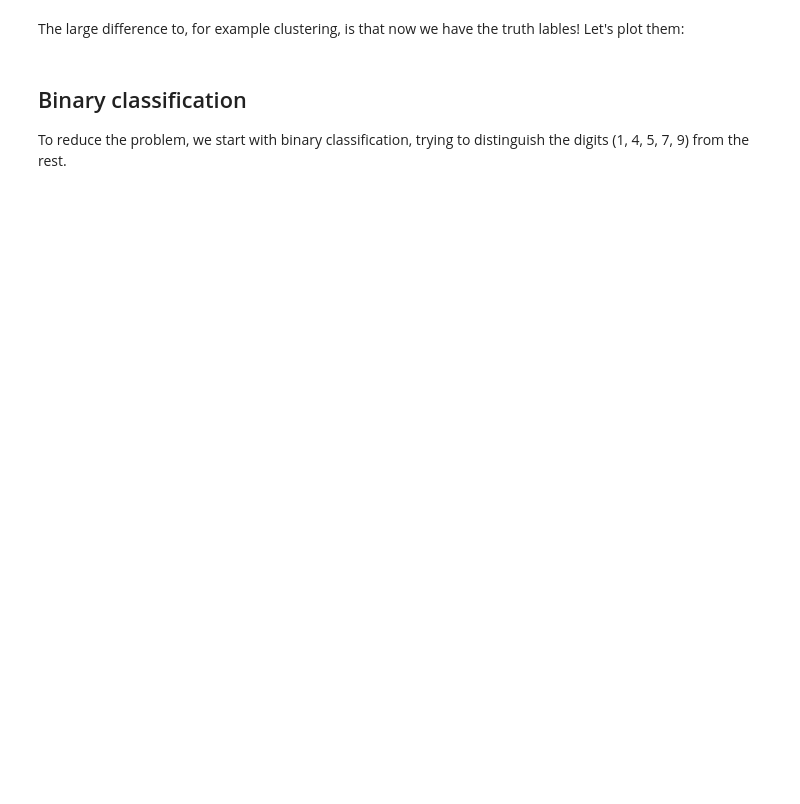
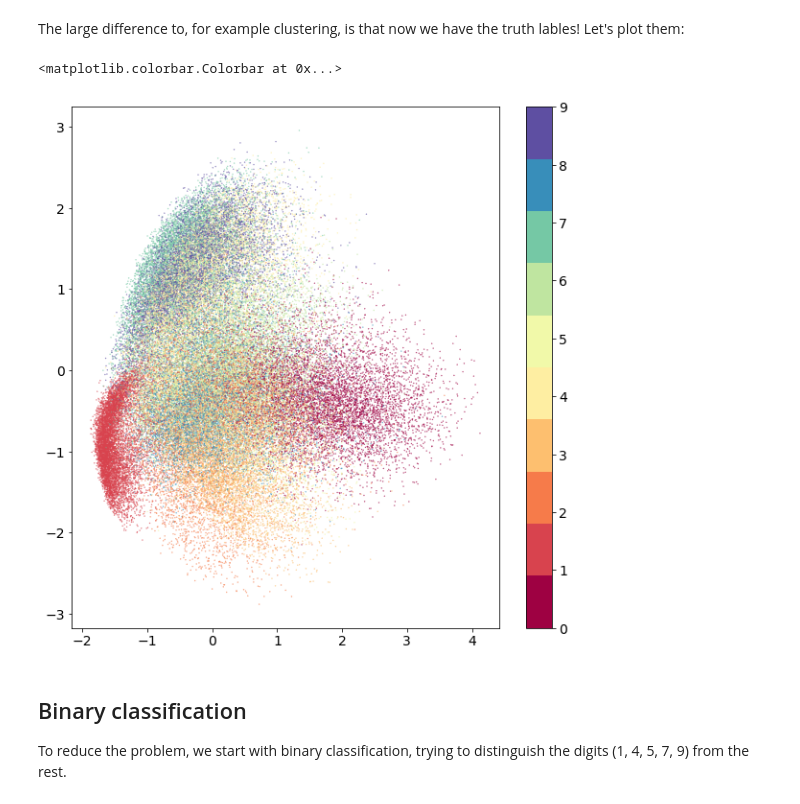
Before and after one commit to philippeller/Teaching, a Jupyter notebook: classification.ipynb, the cells around one changed output. Cells and saved outputs as stored; diff of their text form; code cells hidden in the pictures; blank space fills up the shorter version.

```diff
--- a/classification.ipynb
+++ b/classification.ipynb
@@ -37,9 +46,11 @@ plt_data = plt.scatter(reduced_data[:, 0], reduced_data[:, 1], s=0.1, cmap=plt.c
 # %% [markdown]
 The large difference to, for example clustering, is that now we have the truth lables! Let's plot them:
 # %%
-plt_data = plt.scatter(reduced_data[:, 0], reduced_data[:, 1], s=0.1, c=y ,cmap=plt.cm.get_cmap('Spectral', 10))
+plt_data = plt.scatter(X[:, 0], X[:, 1], s=0.1, c=y ,cmap=plt.cm.get_cmap('Spectral', 10))
 plt.colorbar()
-#plt.savefig('mnist_true_labels.png', bbox_inches='tight')
+# %% [output]
+<matplotlib.colorbar.Colorbar at 0x...>
+[figure, added]
 # %% [markdown]
 ## Binary classification
 
```
Also changed, not shown: parts of 88 cells of this notebook, 9 other files.
